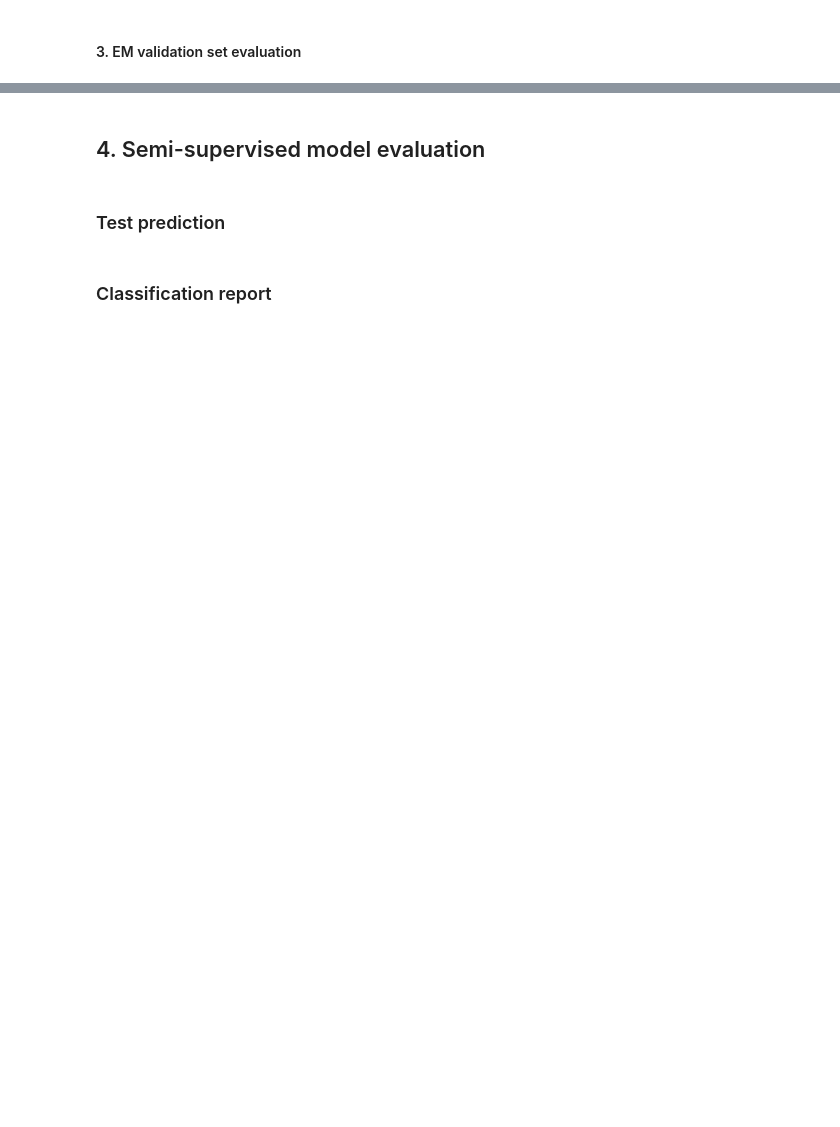
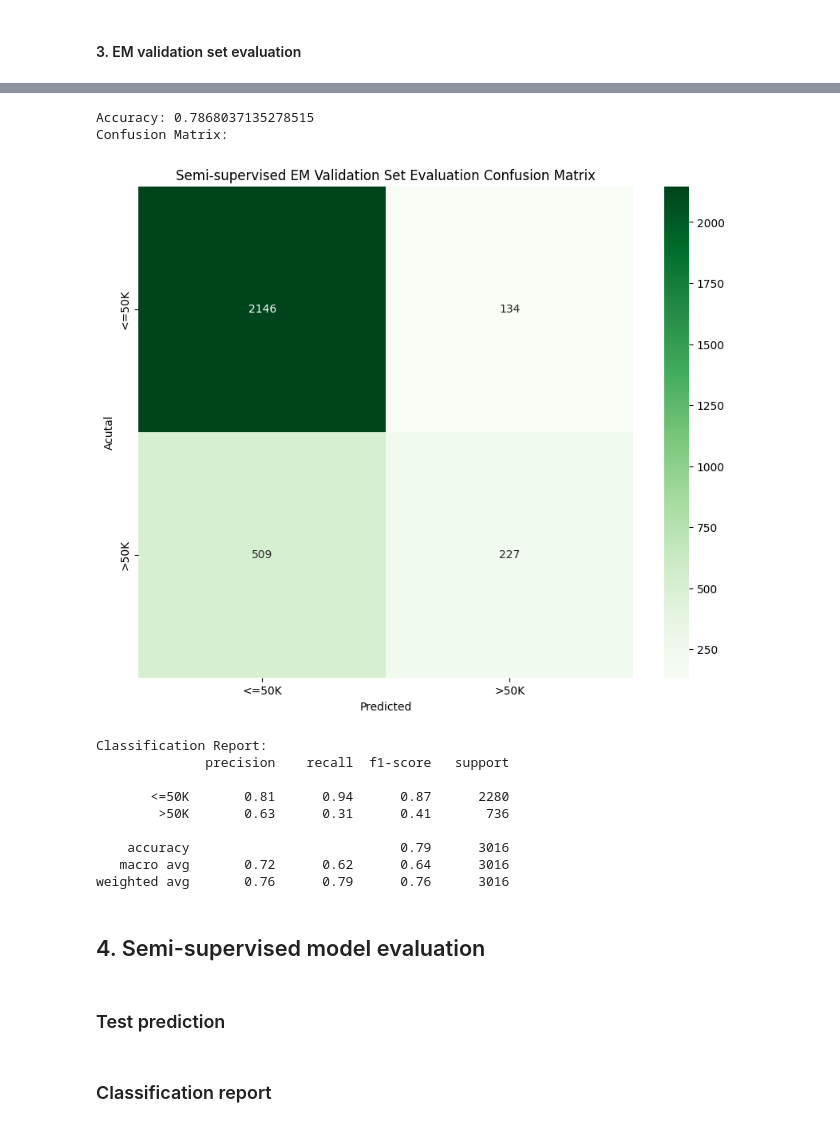
Before and after one commit to narolinelim/naive-bayes-income-classification, a Jupyter notebook: COMP30027_2026_asst1_template.ipynb, the cells around one changed output, grey strips where cells are left out. Cells and saved outputs as stored; diff of their text form; code cells hidden in the pictures; blank space fills up the shorter version.

```diff
--- a/COMP30027_2026_asst1_template.ipynb
+++ b/COMP30027_2026_asst1_template.ipynb
@@ -270,3 +313,43 @@ Accuracy: 0.7894562334217506
+# %%
+# EM test validation: Prediction
+val_prob_con = gaussian_nb.predict_log_proba(X_con_val_em)
+val_prob_cat = categorical_nb.predict_log_proba(X_cat_val_em)
+
+val_joint_prob = val_prob_con + val_prob_cat + np.log(class_priors)
+y_val_prediction = np.argmax(val_joint_prob, axis=1)
+y_val_em = label_encoder.transform(y_val_em)
+
+# EM test validation: Accuracy score
+print(f"Accuracy: {accuracy_score(y_val_em, y_val_prediction)}")
+
+# EM test validation: Confusion matrix
+print("Confusion Matrix:")
+cm = confusion_matrix(y_val_em, y_val_prediction)
+plt.figure(figsize=(10,8))
+sns.heatmap(cm, annot=True, fmt='d', cmap='Greens',
+            xticklabels=['<=50K','>50K'],
+            yticklabels=['<=50K','>50K'])
+plt.xlabel('Predicted')
+plt.ylabel('Acutal')
+plt.title('Semi-supervised EM Validation Set Evaluation Confusion Matrix')
+plt.show()
+
+# EM test validation: Classification report
+print("Classification Report:")
+print(classification_report(y_val_em, y_val_prediction, target_names=['<=50K','>50K']))
+# %% [output]
+Accuracy: 0.7868037135278515
+Confusion Matrix:
+[figure, added]
+Classification Report:
+              precision    recall  f1-score   support
+
+       <=50K       0.81      0.94      0.87      2280
+        >50K       0.63      0.31      0.41       736
+
+    accuracy                           0.79      3016
+   macro avg       0.72      0.62      0.64      3016
+weighted avg       0.76      0.79      0.76      3016
 # %% [markdown]
 ## 4. Semi-supervised model evaluation
 # %% [markdown]
```
Also changed, not shown: parts of 17 cells of this notebook, 8 other files.
